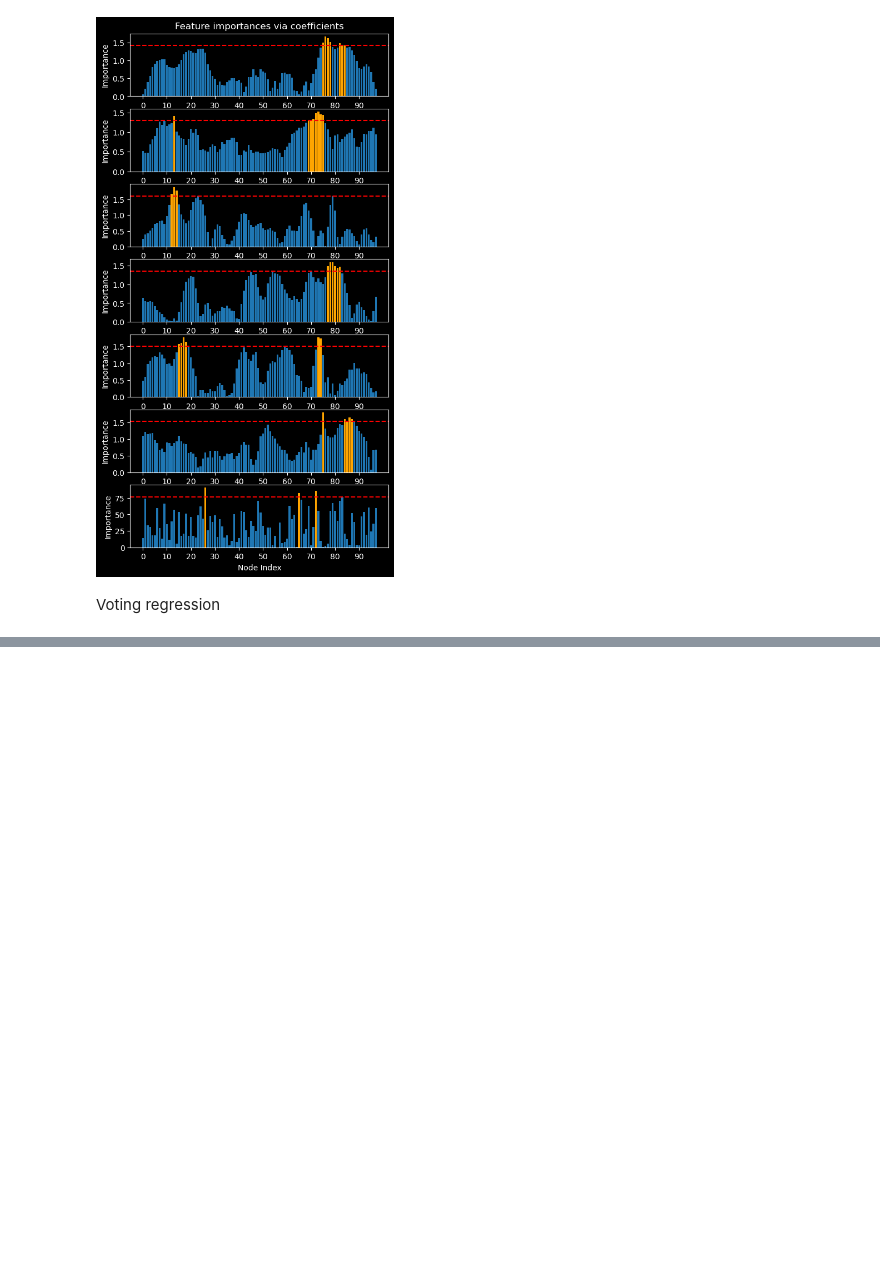
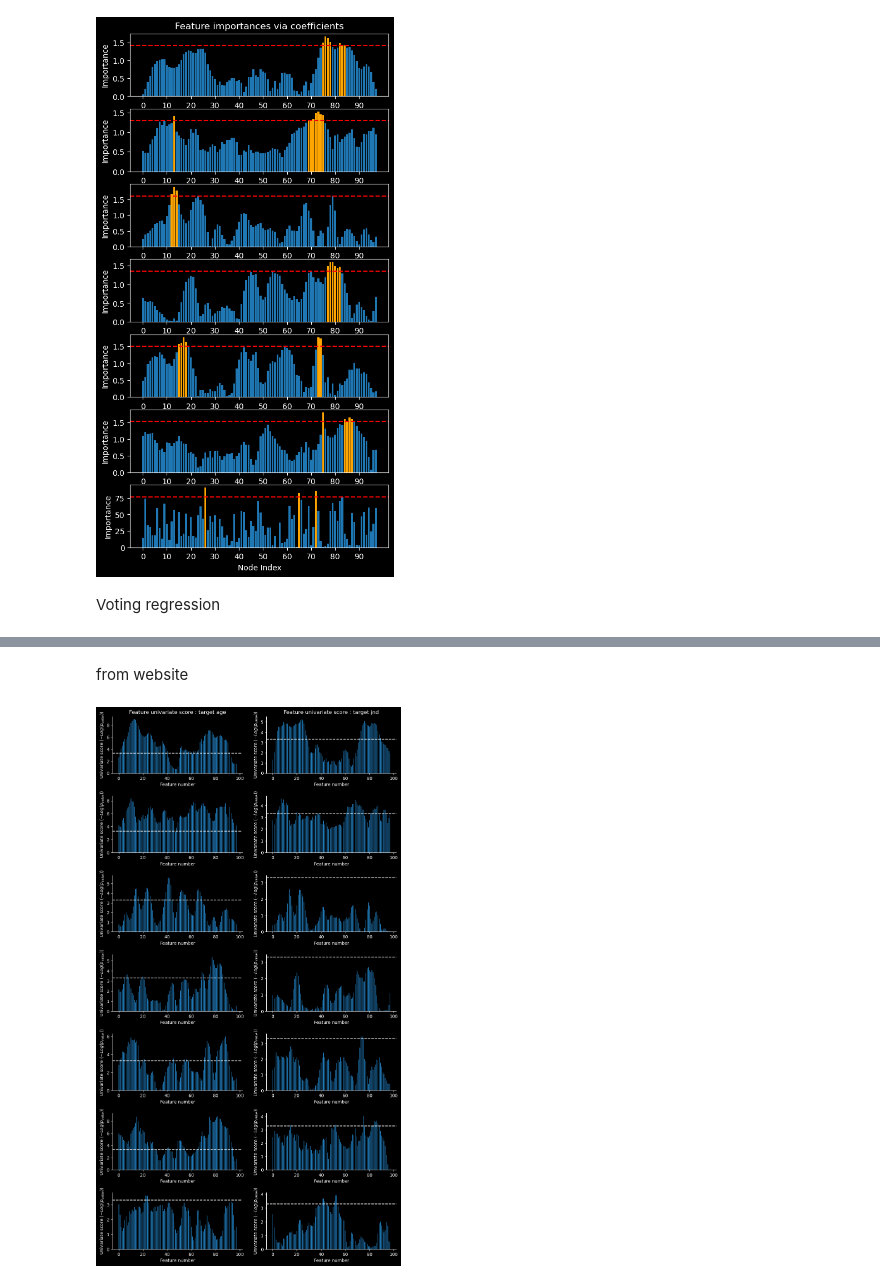
Before and after one commit to nicolascatz/CRPN_DTI_AGING_DPAKNC, a Jupyter notebook: scripts/DTI_Aging_FeatSelect_251122_NC.ipynb, the cells around one changed output, grey strips where cells are left out. Drawn from its saved outputs; the diff is of its cells as text; code cells hidden in the pictures; blank space fills up the shorter version.

Commit message:
news feat select

```diff
--- a/scripts/DTI_Aging_FeatSelect_251122_NC.ipynb
+++ b/scripts/DTI_Aging_FeatSelect_251122_NC.ipynb
@@ -424,0 +425,48 @@ array([6.96, 1.95, 1.55, 3.68, 6.68])
+# %% [markdown]
+from website
+# %%
+from sklearn.feature_selection import SelectKBest, f_regression
+
+
+target=['age', 'jnd']
+figure, axs = plt.subplots(nrows=7, ncols=2, figsize=(10, 18))
+
+for t in target:
+    if t=='age':
+        y=age
+        axsy=0
+    elif t=='jnd':
+        y=jnd
+        axsy=1
+
+    for cc in range(7):
+
+        X=DTI[:,:,cc]     # Features (independent variable)
+
+        X_train, X_test, y_train, y_test = train_test_split(X, y, test_size=0.1,random_state=random_state)
+
+        scaler = StandardScaler()
+        X_train_scaled = scaler.fit_transform(X_train)
+        X_test_scaled = scaler.transform(X_test)
+
+
+        selector = SelectKBest(f_regression)
+        selector.fit(X_train, y_train)
+        scores = -np.log10(selector.pvalues_)
+        # scores /= scores.max()
+
+        import matplotlib.pyplot as plt
+
+        X_indices = np.arange(X.shape[-1])
+        axs[cc, axsy].bar(X_indices, scores, width=0.5)
+        axs[cc, axsy].axhline(-np.log10(0.05/98), color='w', linestyle='--')
+
+        axs[cc, axsy].set_xlabel("Feature number")
+        axs[cc, axsy].set_ylabel(r"Univariate score ($-Log(p_{value})$)")
+        axs[cc, axsy].spines['top'].set_visible(False)
+        axs[cc, axsy].spines['right'].set_visible(False)
+    axs[0, axsy].set_title(f' Feature univariate score : target {t} ')
+
+plt.tight_layout(pad=2.0)
+# %% [output]
+[figure, added]
```
Also changed, not shown: parts of 5 cells of this notebook.
